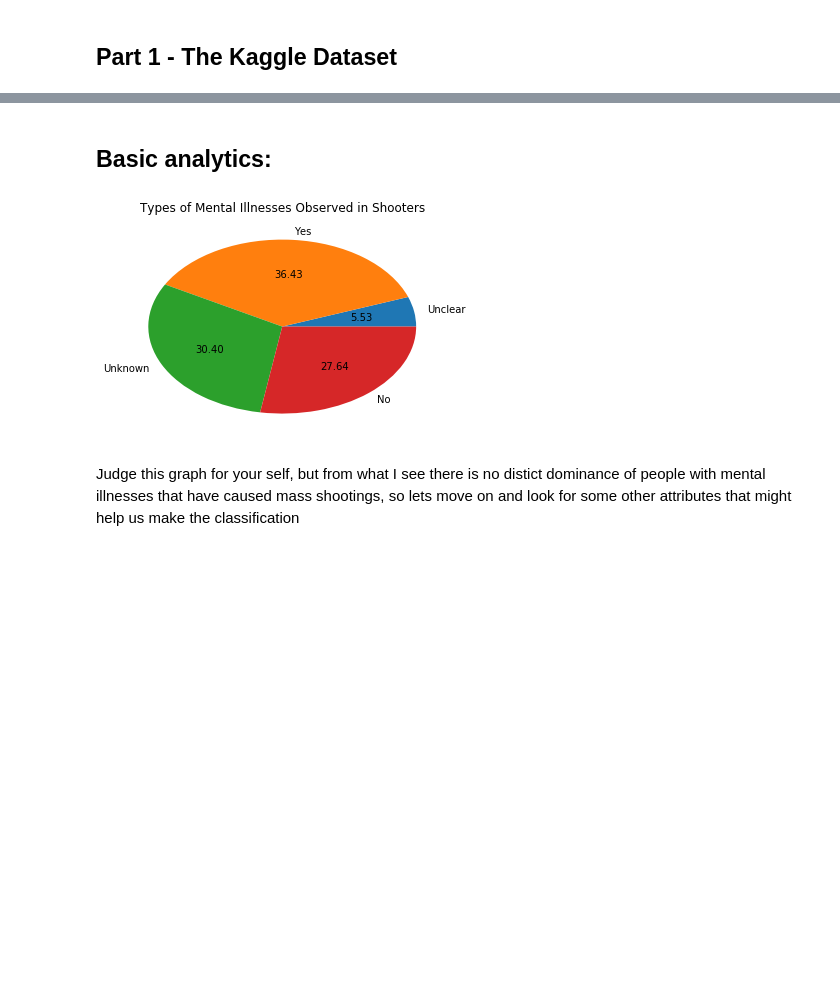
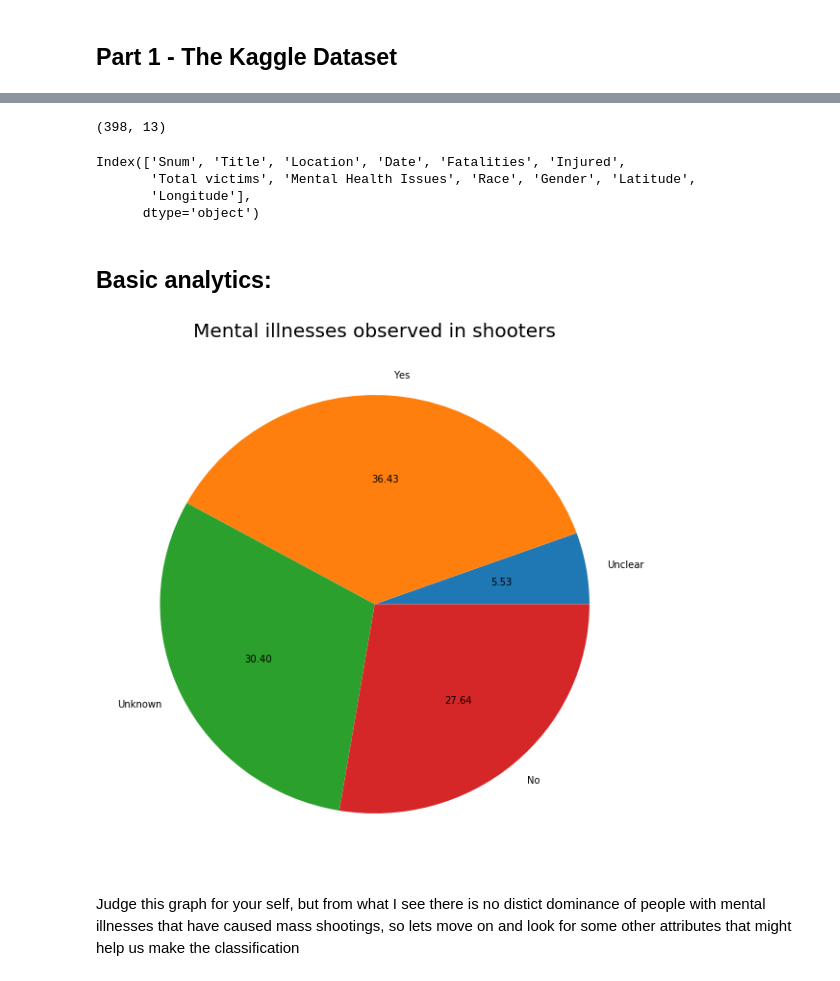
Before and after one commit to nikolaevra/us-mass-shootings-notebook, a Jupyter notebook: US Mass Shootings.ipynb, the cells around one changed output, grey strips where cells are left out. Drawn from its saved outputs; the diff is of its cells as text; code cells hidden in the pictures; blank space fills up the shorter version.

Commit message:
- added a lot of new graphs and data

```diff
--- a/US Mass Shootings.ipynb
+++ b/US Mass Shootings.ipynb
@@ -10,9 +10,19 @@ All of the graphs and information are completely free to use, if you have any qu
 ## Part 1 - The Kaggle Dataset
 # %%
 import pandas as pd
+import numpy as np
+import matplotlib.cm as colmap
+
+MAGENTA = '#C70039'
+LTBLUE = '#5DADE2'
+BIG_LABEL = 15
+WIDE_GRAPH = 20
+TALL_GRAPH = 10
+BIG_TITLE = 20
+RAINBOW=colmap.rainbow(np.random.rand(20))
 
 # Importing the dataset
-dataset = pd.read_csv('processing/datasets/Mass Shootings Dataset.csv')
+dataset = pd.read_csv('processing/datasets/Mass Shootings Dataset.csv', parse_dates=["Date"], encoding = "ISO-8859-1")
 
 dataset.iloc[115:120, :].style
 # %% [output]
@@ -25,3 +35,14 @@ dataset.iloc[115:120, :].style
+# %%
+dataset.shape
+# %% [output]
+(398, 13)
+# %%
+dataset.columns
+# %% [output]
+Index(['Snum', 'Title', 'Location', 'Date', 'Fatalities', 'Injured',
+       'Total victims', 'Mental Health Issues', 'Race', 'Gender', 'Latitude',
+       'Longitude'],
+      dtype='object')
 # %% [markdown]
 ## Basic analytics:
 # %%
@@ -29,26 +50,27 @@ dataset.iloc[115:120, :].style
 # %%
 import matplotlib.pyplot as plt
 
-m_illness = dataset.iloc[:, 7].values
+m_illness = dataset['Mental Health Issues'].values
 
 # categorize all of the types of illnesses
 ill_dict = dict()
 
 for item in m_illness:
     if item not in ill_dict:
         ill_dict[item] = 1
     else:
         ill_dict[item] += 1
 
 all_illnesses = list(ill_dict.keys())
 n_per_illness = list(ill_dict.values())
 
 # plot the results
+plt.figure(figsize=(10, 10))
 plt.pie(n_per_illness, labels=all_illnesses, autopct='%.2f')
-plt.title('Types of Mental Illnesses Observed in Shooters')
+plt.title('Mental illnesses observed in shooters', fontsize=BIG_TITLE)
 plt.show()
 # %% [output]
-[figure, old version]
+[figure, new version]
 # %% [markdown]
 Judge this graph for your self, but from what I see there is no distict dominance of people with mental illnesses that have caused mass shootings, so lets move on and look for some other attributes that might help us make the classification
 # %%
```
Also changed, not shown: parts of 31 cells of this notebook, 3 other files.
